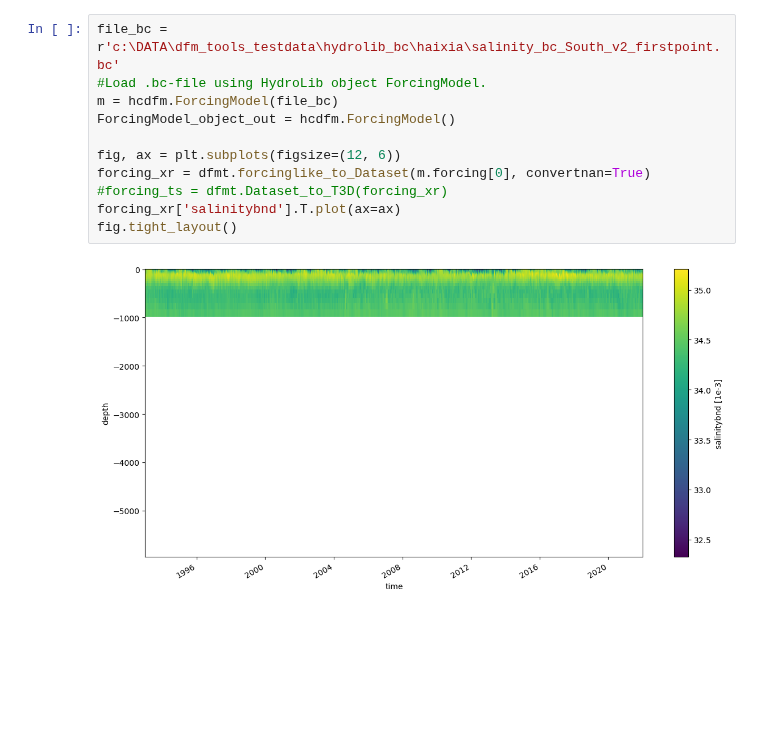
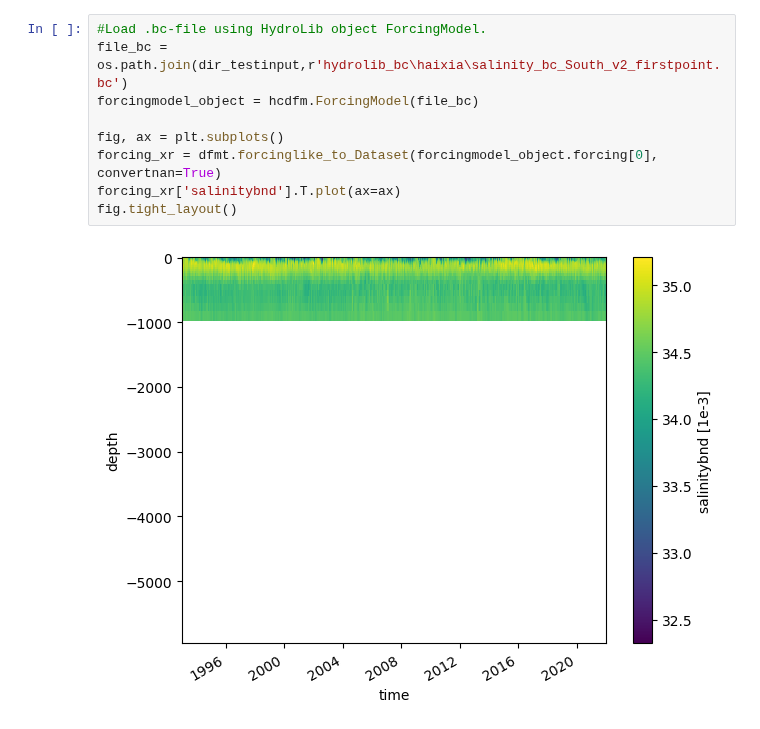
Before and after one commit to Deltares/dfm_tools, a Jupyter notebook: docs/notebooks/preprocessing_example_hydrolib.ipynb, the cells around one changed output. Saved outputs shown, nothing was run; the diff lists cells and outputs as text; blank space fills up the shorter version.

```diff
--- a/docs/notebooks/preprocessing_example_hydrolib.ipynb
+++ b/docs/notebooks/preprocessing_example_hydrolib.ipynb
@@ -26,14 +24,12 @@ fig.tight_layout()
 # %%
-file_bc = r'c:\DATA\dfm_tools_testdata\hydrolib_bc\haixia\salinity_bc_South_v2_firstpoint.bc'
 #Load .bc-file using HydroLib object ForcingModel.
-m = hcdfm.ForcingModel(file_bc)
-ForcingModel_object_out = hcdfm.ForcingModel()
+file_bc = os.path.join(dir_testinput,r'hydrolib_bc\haixia\salinity_bc_South_v2_firstpoint.bc')
+forcingmodel_object = hcdfm.ForcingModel(file_bc)
 
-fig, ax = plt.subplots(figsize=(12, 6))
-forcing_xr = dfmt.forcinglike_to_Dataset(m.forcing[0], convertnan=True)
-#forcing_ts = dfmt.Dataset_to_T3D(forcing_xr)
+fig, ax = plt.subplots()
+forcing_xr = dfmt.forcinglike_to_Dataset(forcingmodel_object.forcing[0], convertnan=True)
 forcing_xr['salinitybnd'].T.plot(ax=ax)
 fig.tight_layout()
 # %% [output]
-[figure, old version]
+[figure, new version]
 # %%
```
Also changed, not shown: parts of 6 cells of this notebook, 5 other files.
